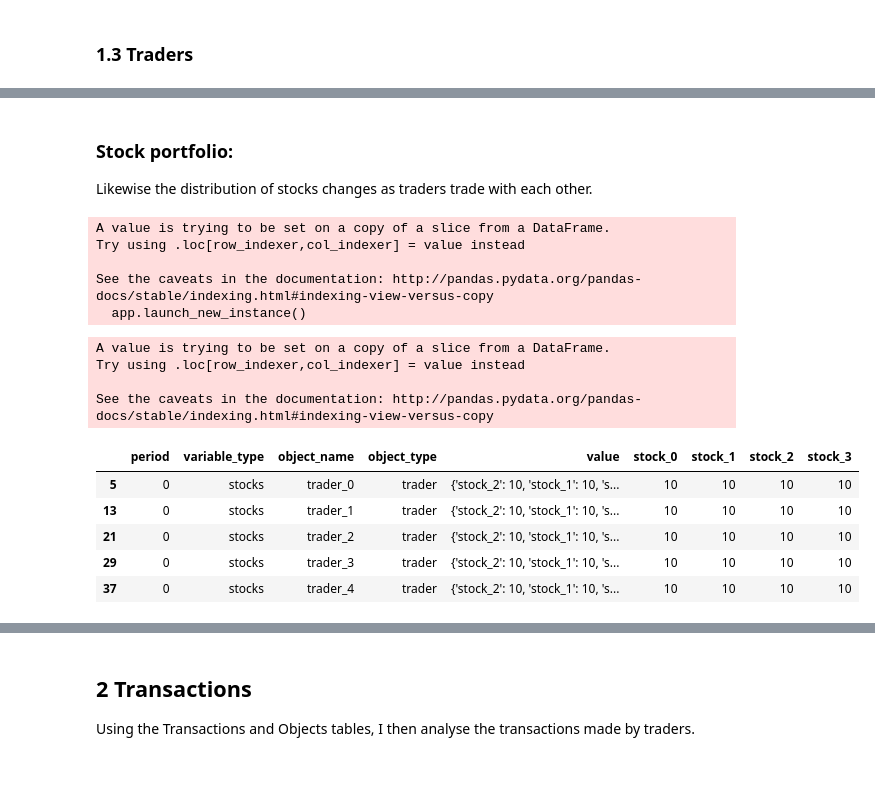
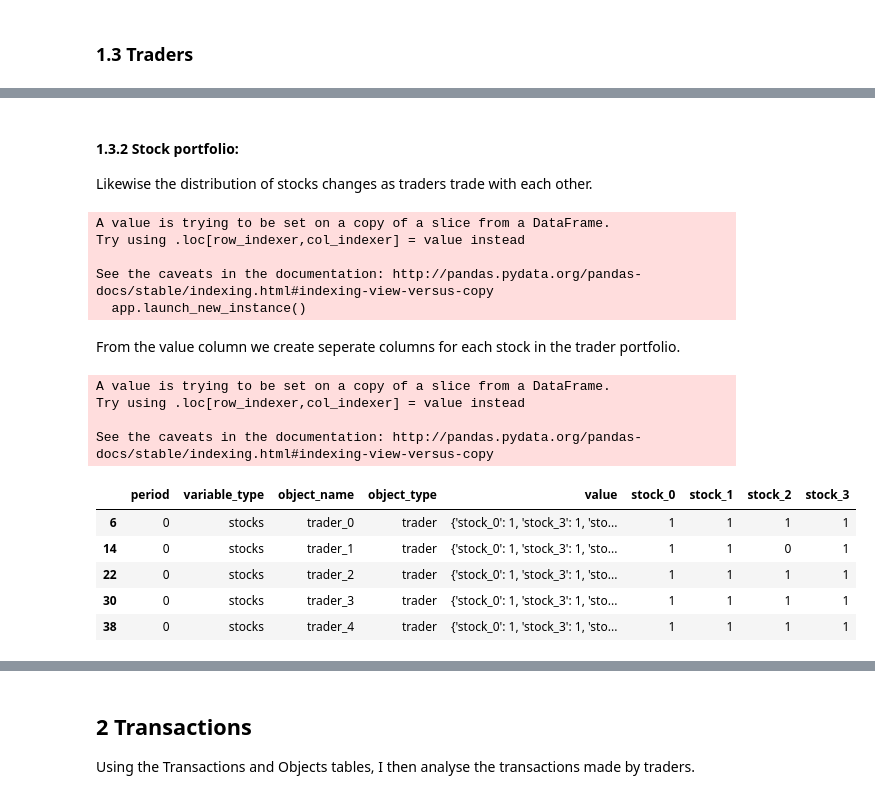
Before and after one commit to LCfP/Agent-Based-Stock-Market-Model, a Jupyter notebook: data_notebook.ipynb, the cells around one changed output, grey strips where cells are left out. Saved outputs shown, nothing was run; the diff lists cells and outputs as text; code cells hidden in the pictures; blank space fills up the shorter version.

```diff
--- a/data_notebook.ipynb
+++ b/data_notebook.ipynb
@@ -184,8 +157,9 @@ ax1.set_ylabel('Money', fontsize='18')
 # %% [markdown]
-### Stock portfolio:
+#### 1.3.2 Stock portfolio:
 Likewise the distribution of stocks changes as traders trade with each other.
 # %%
 def transformStringToDict(stringDict):
+    """This function inserts double quotation marks into the current dictionary string"""
     original = stringDict
     indis = [m.start() for m in re.finditer('stock_', original)]
     s = original
@@ -212,25 +185,27 @@ Try using .loc[row_indexer,col_indexer] = value instead
 
 See the caveats in the documentation: http://pandas.pydata.org/pandas-docs/stable/indexing.html#indexing-view-versus-copy
   app.launch_new_instance()
+# %% [markdown]
+From the value column we create seperate columns for each stock in the trader portfolio.
 # %%
 stocks = {}
 for stock in stockVariables['object_name'].unique():
     stocks[stock] = []
     for i in range(len(traderPortfolios)):
         stocks[stock].append(traderPortfolios['value'].iloc[i][stock])
     traderPortfolios[stock] = stocks[stock]
-traderPortfolios.head()
+#traderPortfolios.head()
 # %% [output]
 A value is trying to be set on a copy of a slice from a DataFrame.
 Try using .loc[row_indexer,col_indexer] = value instead
 
 See the caveats in the documentation: http://pandas.pydata.org/pandas-docs/stable/indexing.html#indexing-view-versus-copy
 |  | period | variable_type | object_name | object_type | value | stock_0 | stock_1 | stock_2 | stock_3 |
-| 5 | 0 | stocks | trader_0 | trader | {'stock_2': 10, 'stock_1': 10, 's... | 10 | 10 | 10 | 10 |
-| 13 | 0 | stocks | trader_1 | trader | {'stock_2': 10, 'stock_1': 10, 's... | 10 | 10 | 10 | 10 |
-| 21 | 0 | stocks | trader_2 | trader | {'stock_2': 10, 'stock_1': 10, 's... | 10 | 10 | 10 | 10 |
-| 29 | 0 | stocks | trader_3 | trader | {'stock_2': 10, 'stock_1': 10, 's... | 10 | 10 | 10 | 10 |
-| 37 | 0 | stocks | trader_4 | trader | {'stock_2': 10, 'stock_1': 10, 's... | 10 | 10 | 10 | 10 |
+| 6 | 0 | stocks | trader_0 | trader | {'stock_0': 1, 'stock_3': 1, 'sto... | 1 | 1 | 1 | 1 |
+| 14 | 0 | stocks | trader_1 | trader | {'stock_0': 1, 'stock_3': 1, 'sto... | 1 | 1 | 0 | 1 |
+| 22 | 0 | stocks | trader_2 | trader | {'stock_0': 1, 'stock_3': 1, 'sto... | 1 | 1 | 1 | 1 |
+| 30 | 0 | stocks | trader_3 | trader | {'stock_0': 1, 'stock_3': 1, 'sto... | 1 | 1 | 1 | 1 |
+| 38 | 0 | stocks | trader_4 | trader | {'stock_0': 1, 'stock_3': 1, 'sto... | 1 | 1 | 1 | 1 |
 # %%
 tp_time = traderPortfolios.query('object_name == "trader_0"')['period']
 # %%
```
Also changed, not shown: parts of 29 cells of this notebook, 1 other file.
